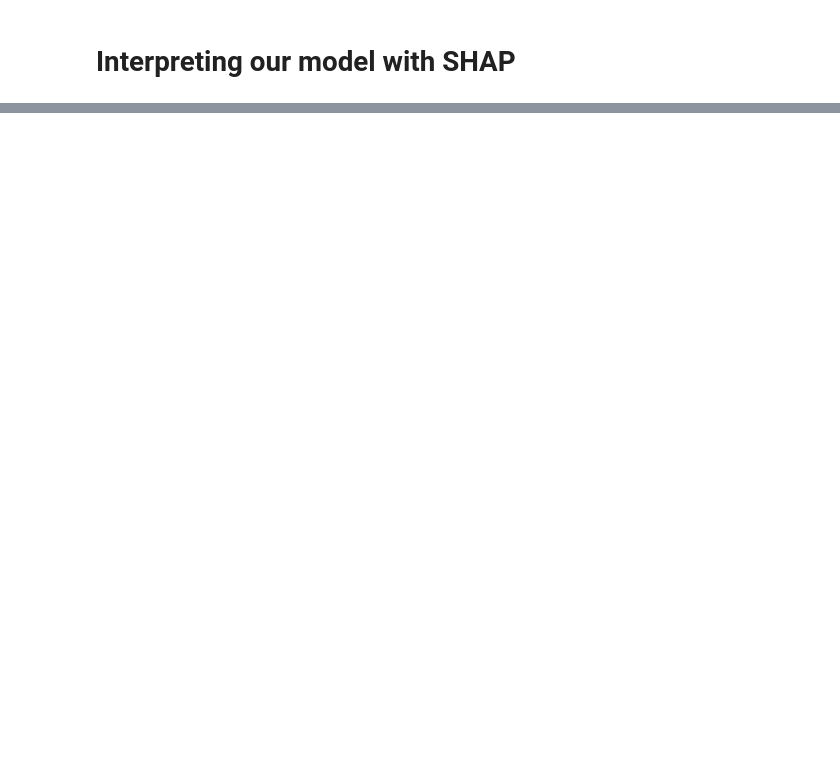
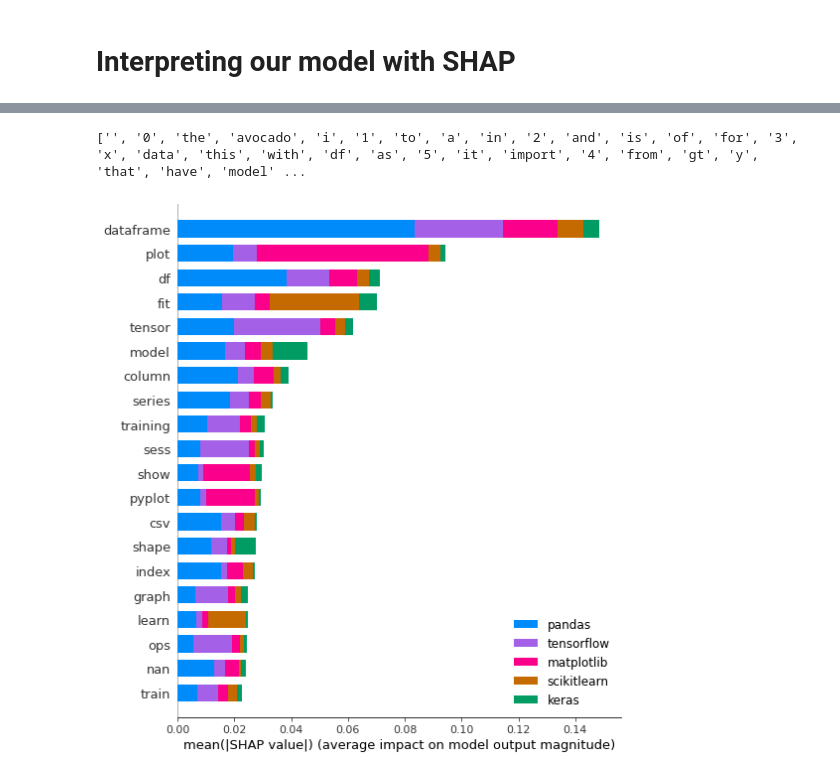
Before and after one commit to sanchez-castro/tensorflow-text-classifier, a Jupyter notebook: text-classifier.ipynb, the cells around one changed output, grey strips where cells are left out. Drawn from its saved outputs; the diff is of its cells as text; code cells hidden in the pictures; blank space fills up the shorter version.

Commit message:
updating models

```diff
--- a/text-classifier.ipynb
+++ b/text-classifier.ipynb
@@ -459,0 +499,3 @@ NameError: name 'body_train' is not defined
+# %%
+words = processor._tokenizer.word_index
+dict(list(words.items())[0:10])
@@ -459,0 +513,13 @@ NameError: name 'body_train' is not defined
+# %%
+word_lookup = list()
+for i in words.keys():
+  word_lookup.append(i)
+
+word_lookup = [''] + word_lookup
+print(word_lookup[:100])
+# %% [output]
+['', '0', 'the', 'avocado', 'i', '1', 'to', 'a', 'in', '2', 'and', 'is', 'of', 'for', '3', 'x', 'data', 'this', 'with', 'df', 'as', '5', 'it', 'import', '4', 'from', 'gt', 'y', 'that', 'have', 'model' ...
+# %%
+shap.summary_plot(shap_vals, feature_names=word_lookup, class_names=tag_encoder.classes_)
+# %% [output]
+[figure, added]
```
Also changed, not shown: parts of 18 cells of this notebook, 2 other files.
